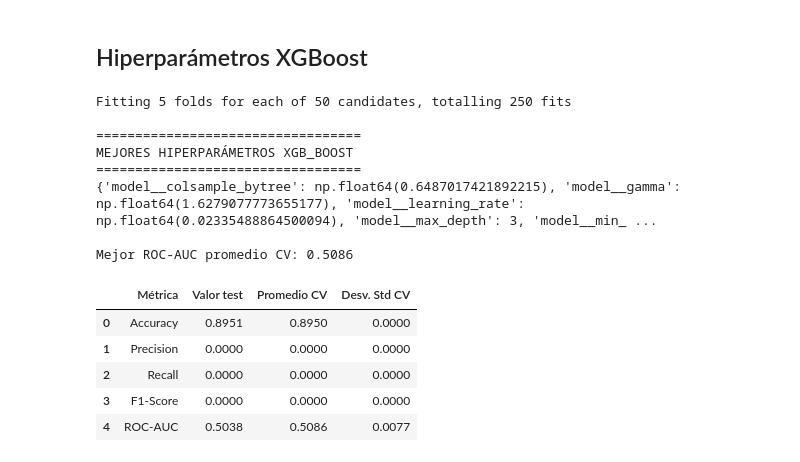
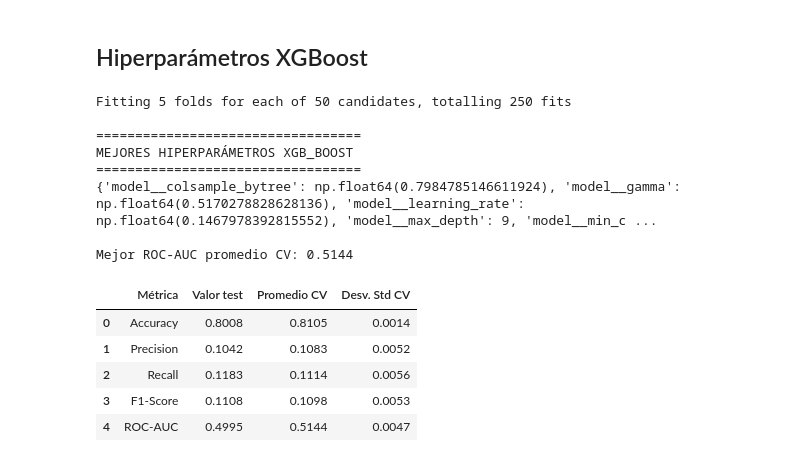
Before and after one commit to Danelnov/ml-project_analitica_datos, a Jupyter notebook: notebooks/oversampling.ipynb, the cells around one changed output. Cells and saved outputs as stored; diff of their text form; code cells hidden in the pictures.

Commit message:
finished the oversampling notebook

```diff
--- a/notebooks/oversampling.ipynb
+++ b/notebooks/oversampling.ipynb
@@ -650,9 +650,10 @@ xgb_base_model = clone(models["xgb_boost"])
 if "n_jobs" in xgb_base_model.get_params():
     xgb_base_model.set_params(n_jobs=1)
 
-xgb_pipeline = Pipeline(
+xgb_pipeline = ImbPipeline(
     steps=[
         ("preprocessing", clone(preprocessor_tree)),
+        ("oversampling", oversampler),
         (
             "model",
             XGBClassifier(
@@ -731,37 +732,37 @@ xgb_best_metrics = pd.DataFrame(
             xgb_random_search.cv_results_["mean_test_accuracy"][xgb_best_index],
             xgb_random_search.cv_results_["mean_test_precision"][xgb_best_index],
             xgb_random_search.cv_results_["mean_test_recall"][xgb_best_index],
             xgb_random_search.cv_results_["mean_test_f1"][xgb_best_index],
             xgb_random_search.cv_results_["mean_test_roc_auc"][xgb_best_index],
         ],
         "Desv. Std CV": [
             xgb_random_search.cv_results_["std_test_accuracy"][xgb_best_index],
             xgb_random_search.cv_results_["std_test_precision"][xgb_best_index],
             xgb_random_search.cv_results_["std_test_recall"][xgb_best_index],
             xgb_random_search.cv_results_["std_test_f1"][xgb_best_index],
             xgb_random_search.cv_results_["std_test_roc_auc"][xgb_best_index],
         ],
     }
 ).round(4)
 
 print("\n" + "=" * 34)
 print("MEJORES HIPERPARÁMETROS XGB_BOOST")
 print("=" * 34)
 print(xgb_random_search.best_params_)
 print(f"\nMejor ROC-AUC promedio CV: {xgb_random_search.best_score_:.4f}")
 xgb_best_metrics
 # %% [output]
 Fitting 5 folds for each of 50 candidates, totalling 250 fits
 
 ==================================
 MEJORES HIPERPARÁMETROS XGB_BOOST
 ==================================
-{'model__colsample_bytree': np.float64(0.6487017421892215), 'model__gamma': np.float64(1.6279077773655177), 'model__learning_rate': np.float64(0.02335488864500094), 'model__max_depth': 3, 'model__min_ ...
+{'model__colsample_bytree': np.float64(0.7984785146611924), 'model__gamma': np.float64(0.5170278828628136), 'model__learning_rate': np.float64(0.1467978392815552), 'model__max_depth': 9, 'model__min_c ...
 
-Mejor ROC-AUC promedio CV: 0.5086
+Mejor ROC-AUC promedio CV: 0.5144
 |  | Métrica | Valor test | Promedio CV | Desv. Std CV |
-| 0 | Accuracy | 0.8951 | 0.8950 | 0.0000 |
-| 1 | Precision | 0.0000 | 0.0000 | 0.0000 |
-| 2 | Recall | 0.0000 | 0.0000 | 0.0000 |
-| 3 | F1-Score | 0.0000 | 0.0000 | 0.0000 |
-| 4 | ROC-AUC | 0.5038 | 0.5086 | 0.0077 |
+| 0 | Accuracy | 0.8008 | 0.8105 | 0.0014 |
+| 1 | Precision | 0.1042 | 0.1083 | 0.0052 |
+| 2 | Recall | 0.1183 | 0.1114 | 0.0056 |
+| 3 | F1-Score | 0.1108 | 0.1098 | 0.0053 |
+| 4 | ROC-AUC | 0.4995 | 0.5144 | 0.0047 |
```
Also changed, not shown: parts of 7 cells of this notebook.
